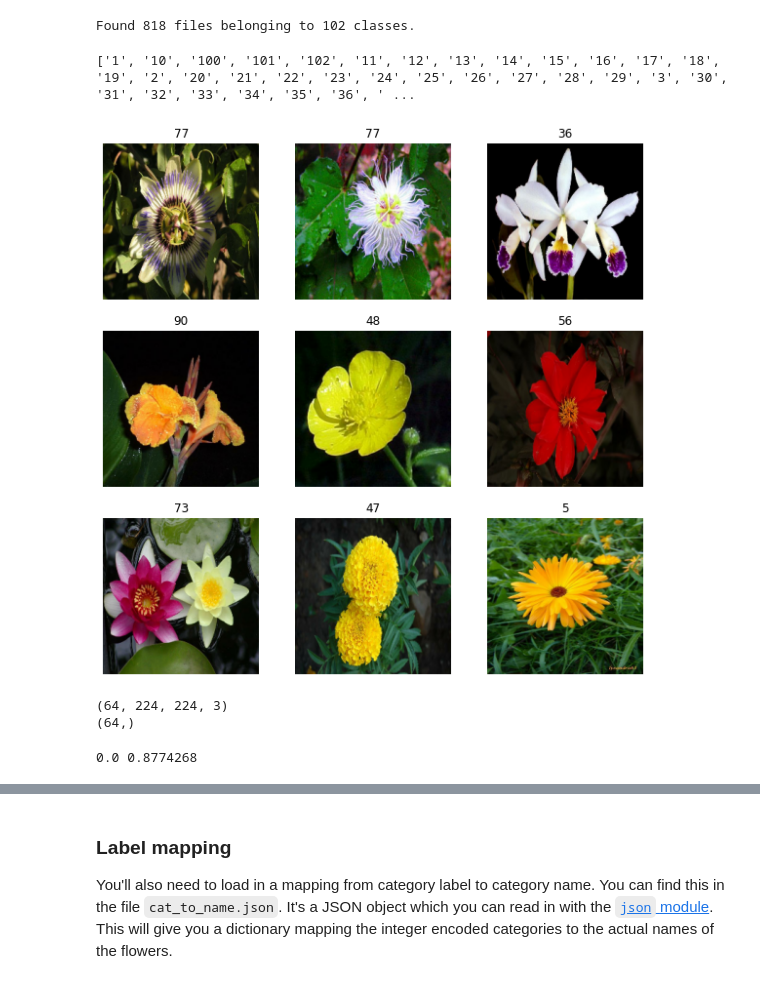
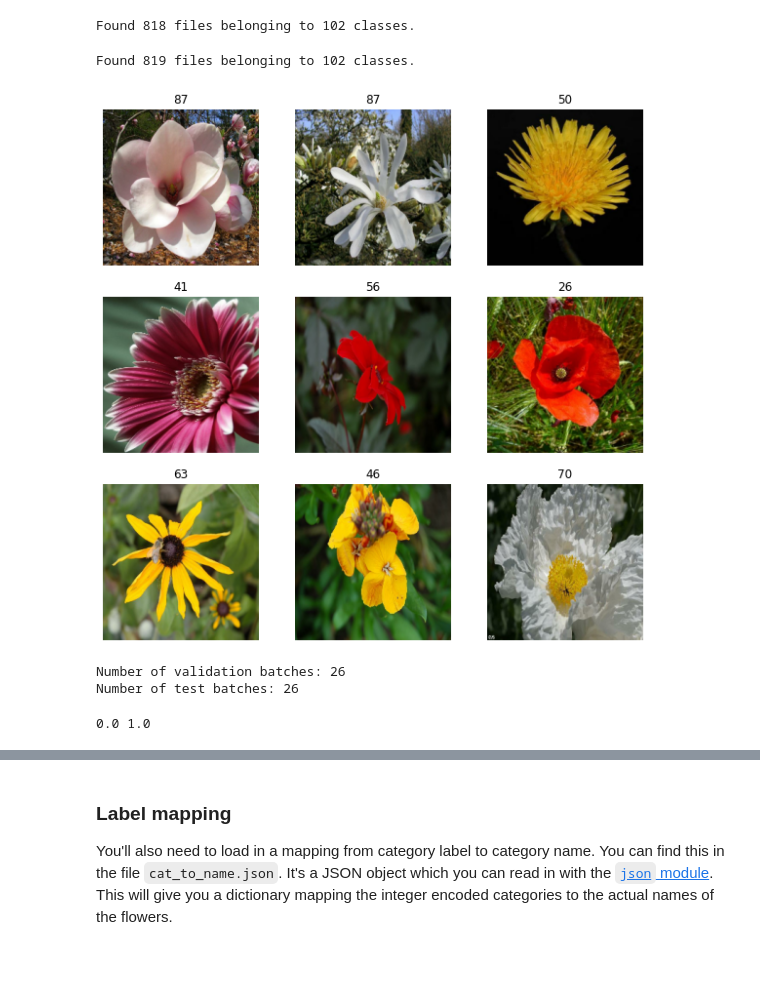
Before and after one commit to Real-Khan/AIPND, a Jupyter notebook: Image Classifier Project - TF Method.ipynb, the cells around one changed output, grey strips where cells are left out. Cells and saved outputs as stored; diff of their text form; code cells hidden in the pictures.

```diff
--- a/Image Classifier Project - TF Method.ipynb
+++ b/Image Classifier Project - TF Method.ipynb
@@ -66,9 +58,11 @@ img_width = 224
+# %%
+BATCH_SIZE = 32
+IMG_SIZE = (224, 224)
 # %%
-train_ds = tf.keras.utils.image_dataset_from_directory(
-  train_dir,
-  seed=123,
-  image_size=(img_height, img_width),
-  batch_size=batch_size)
+train_dataset = tf.keras.utils.image_dataset_from_directory(train_dir,
+                                                            shuffle=True,
+                                                            batch_size=BATCH_SIZE,
+                                                            image_size=IMG_SIZE)
 # %% [output]
 Found 6552 files belonging to 102 classes.
 # %%
@@ -80,28 +73,28 @@ val_ds = tf.keras.utils.image_dataset_from_directory(
 # %% [output]
 Found 818 files belonging to 102 classes.
-# %%
-class_names = train_ds.class_names
-print(class_names)
-# %% [output]
-['1', '10', '100', '101', '102', '11', '12', '13', '14', '15', '16', '17', '18', '19', '2', '20', '21', '22', '23', '24', '25', '26', '27', '28', '29', '3', '30', '31', '32', '33', '34', '35', '36', ' ...
+# %%
+test_dataset = tf.keras.utils.image_dataset_from_directory(test_dir,
+                                                                 shuffle=True,
+                                                                 batch_size=BATCH_SIZE,
+                                                                 image_size=IMG_SIZE)
+# %% [output]
+Found 819 files belonging to 102 classes.
 # %%
-import matplotlib.pyplot as plt
+class_names = train_dataset.class_names
 
 plt.figure(figsize=(10, 10))
-for images, labels in train_ds.take(1):
+for images, labels in train_dataset.take(1):
   for i in range(9):
     ax = plt.subplot(3, 3, i + 1)
     plt.imshow(images[i].numpy().astype("uint8"))
     plt.title(class_names[labels[i]])
     plt.axis("off")
 # %% [output]
-[figure, old version]
+[figure, new version]
-# %%
-for image_batch, labels_batch in train_ds:
-  print(image_batch.shape)
-  print(labels_batch.shape)
-  break
-# %% [output]
-(64, 224, 224, 3)
-(64,)
+# %%
+print('Number of validation batches: %d' % tf.data.experimental.cardinality(validation_dataset))
+print('Number of test batches: %d' % tf.data.experimental.cardinality(test_dataset))
+# %% [output]
+Number of validation batches: 26
+Number of test batches: 26
 # %%
@@ -114,8 +113,9 @@ normalization_layer = layers.Rescaling(1./255)
 # %%
-normalized_ds = train_ds.map(lambda x, y: (normalization_layer(x), y))
+normalization_layer = layers.Rescaling(1./255)
+normalized_ds = train_dataset.map(lambda x, y: (normalization_layer(x), y))
 image_batch, labels_batch = next(iter(normalized_ds))
 first_image = image_batch[0]
 # Notice the pixel values are now in `[0,1]`.
 print(np.min(first_image), np.max(first_image))
 # %% [output]
-0.0 0.8774268
+0.0 1.0
```
Also changed, not shown: parts of 47 cells of this notebook, 6 other files.
